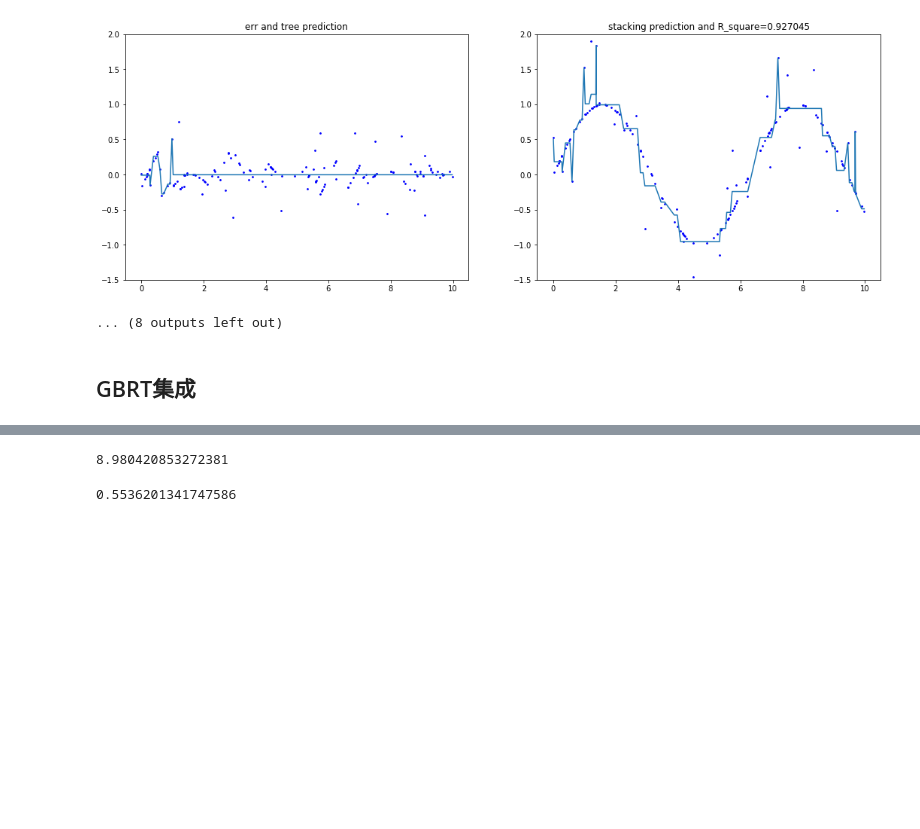
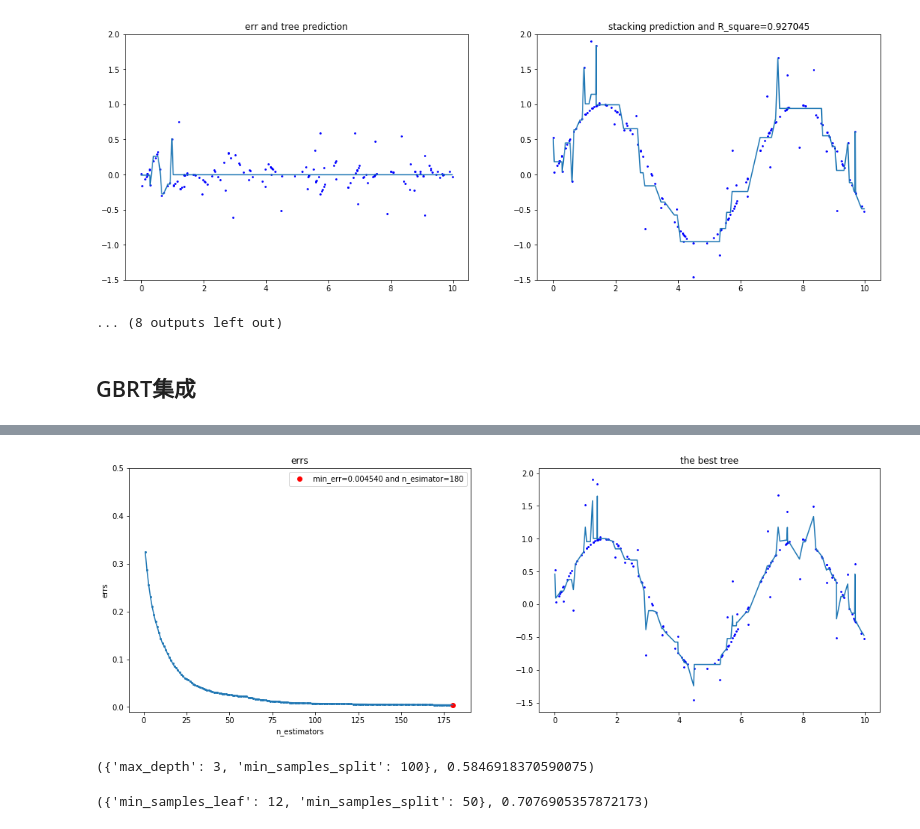
Before and after one commit to YihuiZhou-zyh/Pattern-Recognition, a Jupyter notebook: random_forests&Extra_trees.ipynb, the cells around one changed output, grey strips where cells are left out. Cells and saved outputs as stored; diff of their text form; code cells hidden in the pictures; blank space fills up the shorter version.

```diff
--- a/random_forests&Extra_trees.ipynb
+++ b/random_forests&Extra_trees.ipynb
@@ -132,3 +134,35 @@ plt.show()
+# %%
+from sklearn.grid_search import GridSearchCV
+clf = GradientBoostingRegressor(max_depth = 2, n_estimators=180, loss="huber")
+clf.fit(X, y)
+n = [i for i in range(1,181)]
+param_test = {'n_estimators':n}
+# gsearch = GridSearchCV(estimator = clf,
+#                     param_grid = param_test, scoring='r2', cv=10)
+errs = [mean_squared_error(y_test, y_pred) for y_pred in clf.staged_predict(X_test)]
+bst_N_esti = np.argmin(errs)
+# gsearch.grid_scores_, gsearch.best_params_, gsearch.best_score_
+
+bst_N_esti = np.argmin(errs)
+fig = plt.figure(figsize=(18,6))
+ax = fig.add_subplot(121)
+ax.plot(n, errs)
+ax.set_ylim(-0.01,0.5)
+ax.set_ylabel("errs")
+ax.set_xlabel("n_estimators")
+ax.set_title("errs")
+ax.scatter(n, errs,s=4)
+ax.scatter( bst_N_esti+1,errs[bst_N_esti], c="red",label="min_err=%f and n_esimator=%i"%(min(errs), bst_N_esti+1))
+plt.legend()
+ax = fig.add_subplot(122)
+clf_best = GradientBoostingRegressor(max_depth=2, n_estimators=bst_N_esti)
+clf_best.fit(X, y)
+ax.plot(X, clf_best.predict(X))
+ax.scatter(X, y, color="b",s=3)
+ax.set_title("the best tree")
+plt.show()
+# %% [output]
+[figure, added]
 # %%
 from sklearn.datasets import load_boston
 from sklearn.model_selection import cross_val_score
@@ -138,20 +172,40 @@ y = data.target
 # data preprocessing
 X = x[y<50.0]
 y = y[y<50.0]
-X_train, X_test, y_train, y_test = train_test_split(X, y)
-clf = GradientBoostingRegressor(n_estimators=120, max_depth=2)
-clf.fit(X_train, y_train)
-errs = [mean_squared_error(y_test, y_pred) for y_pred in clf.staged_predict(X_test)]
-bst_N_esti = np.argmin(errs)
-print(min(errs))
-clf_best = GradientBoostingRegressor(max_depth=2, n_estimators=bst_N_esti)
-scores = cross_val_score(clf_best, X, y, cv=10, scoring="r2")
+n = [i for i in range(3,14,2)]
+split = [i for i in range(100,801,200)]
+param_test2 = {'max_depth':n, 'min_samples_split':split}
+gsearch2 = GridSearchCV(estimator = GradientBoostingRegressor(learning_rate=0.1,
+                    n_estimators=200, min_samples_leaf=20, subsample=0.8, random_state=10,loss="huber"),
+   param_grid = param_test2, scoring='r2', cv=10)
+gsearch2.fit(X,y)
+gsearch2.best_params_, gsearch2.best_score_3
+# errs = [mean_squared_error(y_test, y_pred) for y_pred in clf.staged_predict(X_test)]
+# bst_N_esti = np.argmin(errs)
+# print(min(errs))
+# clf_best = GradientBoostingRegressor(max_depth=3, n_estimators=bst_N_esti,min_samples_split=50,subsample=0.75)
+# scores = cross_val_score(clf_best, X, y, cv=10, scoring="r2")
 # %% [output]
-8.980420853272381
+({'max_depth': 3, 'min_samples_split': 100}, 0.5846918370590075)
-# %%
-scores.mean()
-# %% [output]
-0.5536201341747586
+# %%
+from sklearn.preprocessing import StandardScaler
+data = load_boston()
+x = data.data
+y = data.target
+# data preprocessing
+X = x[y<50.0]
+y = y[y<50.0]
+X_std = StandardScaler().fit(X=X).transform(X)
+split = [i for i in range(3,20,3)]
+sample_split = [i for i in range(30,70, 5)]
+param_test2 = {'min_samples_split':sample_split, 'min_samples_leaf':split}
+gsearch2 = GridSearchCV(estimator = GradientBoostingRegressor(learning_rate=0.1, max_depth=3,
+                    n_estimators=200, loss="huber"), n_jobs = -1,
+   param_grid = param_test2, scoring='r2', cv=6)
+gsearch2.fit(X_std,y)
+gsearch2.best_params_, gsearch2.best_score_
+# %% [output]
+({'min_samples_leaf': 12, 'min_samples_split': 50}, 0.7076905357872173)
 # %%
 
 dot_data = StringIO()
```
Also changed, not shown: parts of 4 cells of this notebook.
